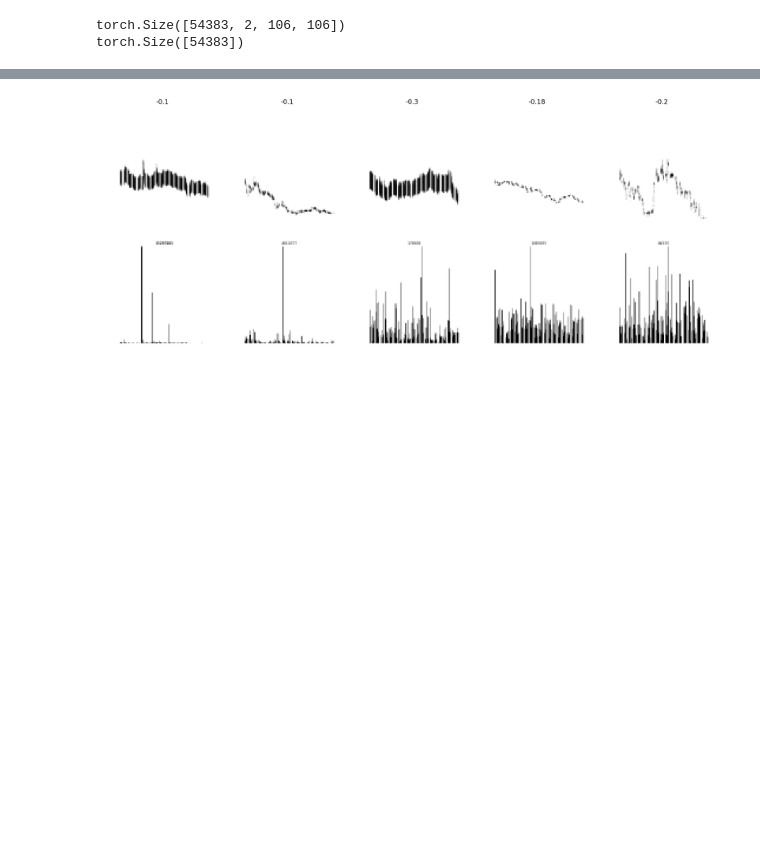
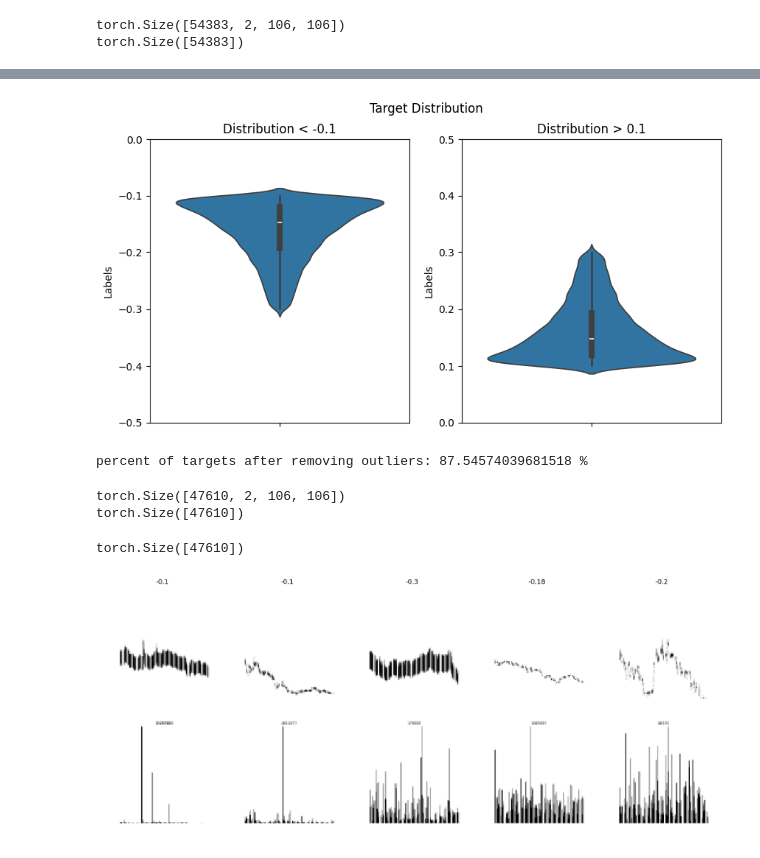
Before and after one commit to YanivAmir/stock-predicition-CNN, a Jupyter notebook: stocks_cnn.ipynb, the cells around one changed output, grey strips where cells are left out. Saved outputs shown, nothing was run; the diff lists cells and outputs as text; code cells hidden in the pictures; blank space fills up the shorter version.

```diff
--- a/stocks_cnn.ipynb
+++ b/stocks_cnn.ipynb
@@ -125,3 +164,39 @@ percent of positive movement instances in dataset: 46.46 %
+# %%
+fig,ax = plt.subplots(1,2,figsize=(10,5))
+sns.violinplot(y=targets[(targets<-0.1) & (targets>-0.3)].detach().numpy(), ax=ax[0])
+sns.violinplot(y=targets[(targets>0.1)  & (targets<0.3)].detach().numpy(), ax=ax[1])
+
+ax[0].set_ylim(-0.5, 0)
+ax[1].set_ylim(0, 0.5)
+ax[0].set_title('Distribution < -0.1')
+ax[1].set_title('Distribution > 0.1')
+ax[0].set_ylabel('Labels')
+ax[1].set_ylabel('Labels')
+fig.suptitle('Target Distribution')
+
+plt.show()
+# %% [output]
+[figure, added]
+# %%
+indices_neg = torch.nonzero((targets < -0.1) & (targets > -0.3)).squeeze()
+indices_pos = torch.nonzero((targets > 0.1) & (targets < 0.3)).squeeze()
+indices_wo_outliers = torch.cat((indices_neg, indices_pos))
+print(f'percent of targets after removing outliers: {100*len(indices_wo_outliers)/len(targets)} %')
+# %% [output]
+percent of targets after removing outliers: 87.54574039681518 %
+# %%
+images = images[indices_wo_outliers]
+targets = targets[indices_wo_outliers]
+print(images.shape)
+print(targets.shape)
+# %% [output]
+torch.Size([47610, 2, 106, 106])
+torch.Size([47610])
+# %%
+labels = (targets > 0).float()
+print(labels.shape)
+# %% [output]
+torch.Size([47610])
 # %%
 # for BCE net
 labels01 = torch.zeros_like(labels)
```
Also changed, not shown: parts of 8 cells of this notebook.
